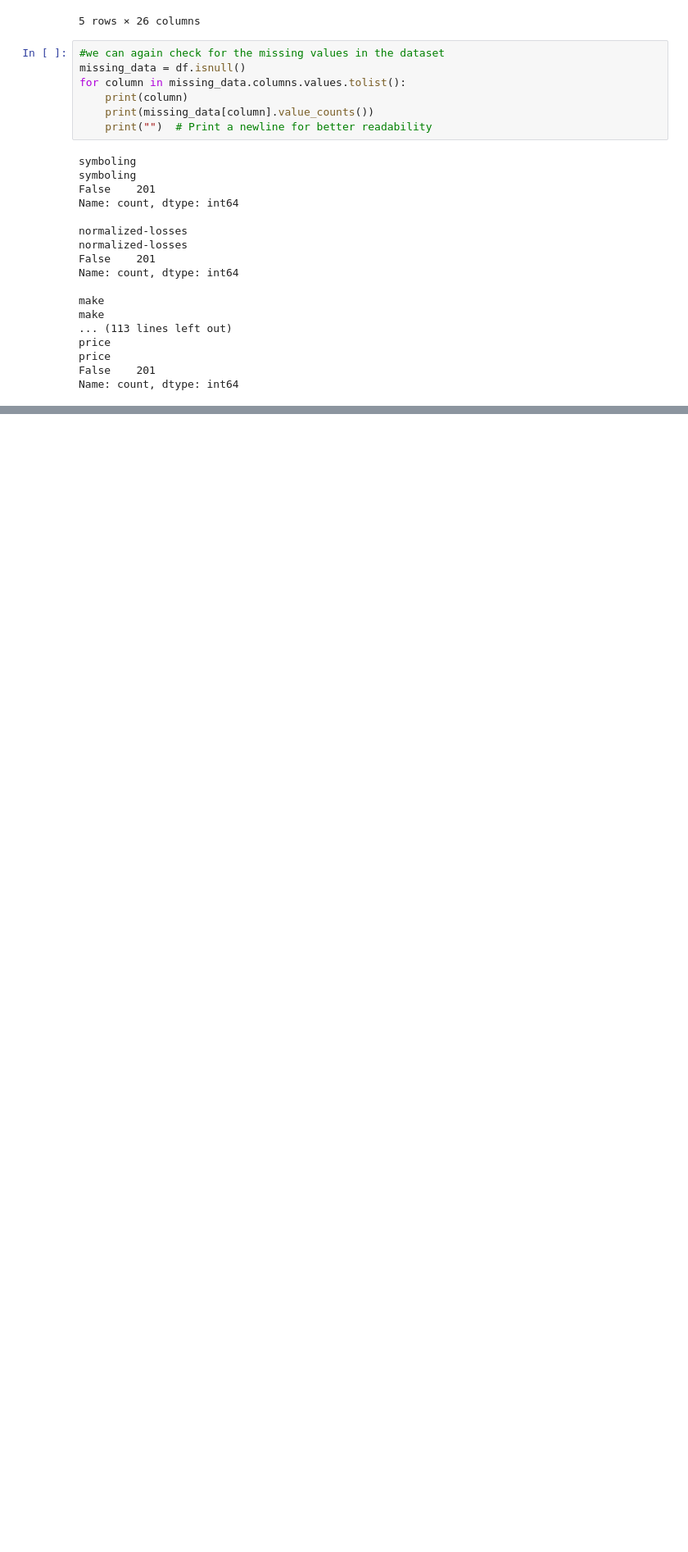
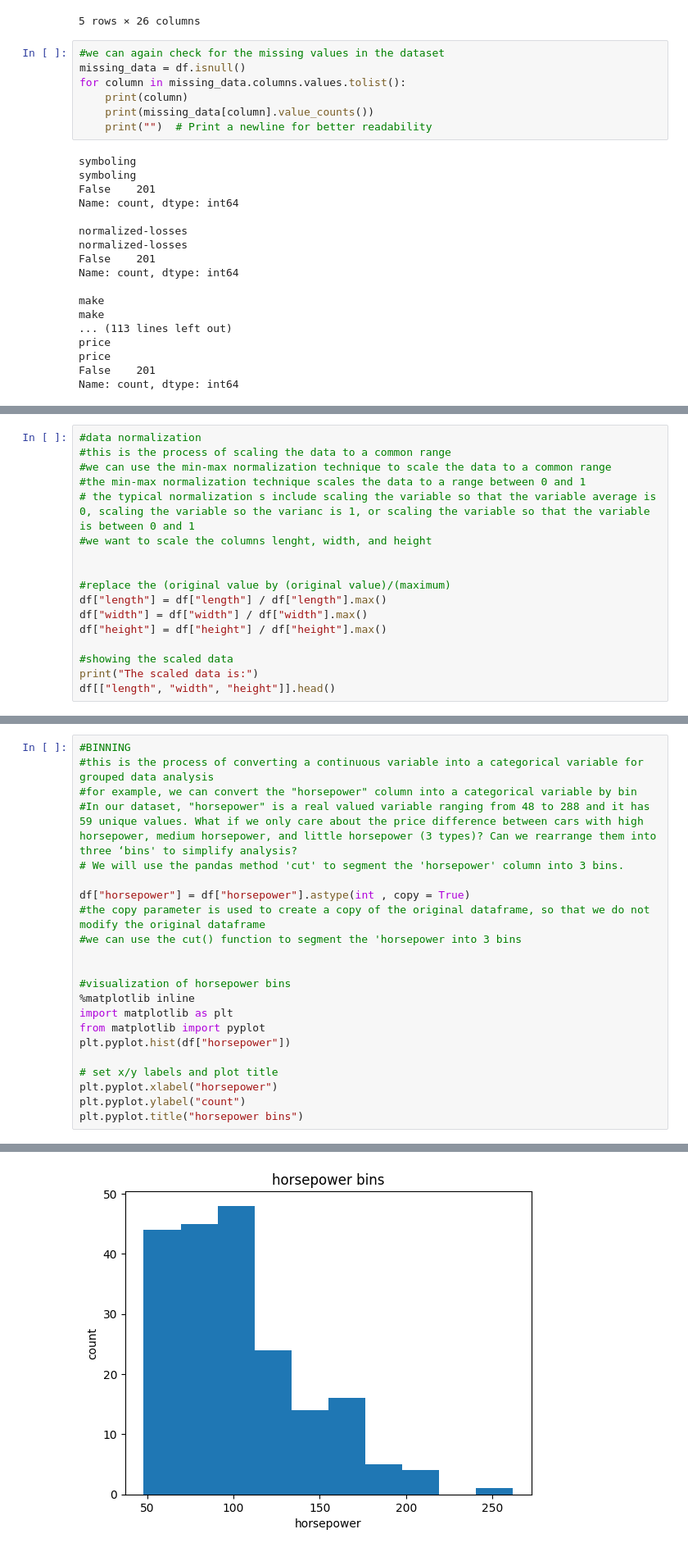
Before and after one commit to keithunt-35/ibm-cognitive-class, a Jupyter notebook: DA0101en/data_cleaning.ipynb, the cells around one changed output, grey strips where cells are left out. Shown: that part at 82% size. Drawn from its saved outputs; the diff is of its cells as text; blank space fills up the shorter version.

Commit message:
finiesh with data wrangling

```diff
--- a/DA0101en/data_cleaning.ipynb
+++ b/DA0101en/data_cleaning.ipynb
@@ -288,0 +385,17 @@ Name: count, dtype: int64
+# %%
+#data normalization
+#this is the process of scaling the data to a common range
+#we can use the min-max normalization technique to scale the data to a common range
+#the min-max normalization technique scales the data to a range between 0 and 1
+# the typical normalization s include scaling the variable so that the variable average is  0, scaling the variable so the varianc is 1, or scaling the variable so that the variable is between 0 and 1
+#we want to scale the columns lenght, width, and height
+
+
+#replace the (original value by (original value)/(maximum)
+df["length"] = df["length"] / df["length"].max()
+df["width"] = df["width"] / df["width"].max()
+df["height"] = df["height"] / df["height"].max()
+
+#showing the scaled data
+print("The scaled data is:")
+df[["length", "width", "height"]].head()
@@ -288,0 +410,23 @@ Name: count, dtype: int64
+# %%
+#BINNING
+#this is the process of converting a continuous variable into a categorical variable for grouped data analysis
+#for example, we can convert the "horsepower" column into a categorical variable by bin
+#In our dataset, "horsepower" is a real valued variable ranging from 48 to 288 and it has 59 unique values. What if we only care about the price difference between cars with high horsepower, medium horsepower, and little horsepower (3 types)? Can we rearrange them into three ‘bins' to simplify analysis?
+# We will use the pandas method 'cut' to segment the 'horsepower' column into 3 bins.
+
+df["horsepower"] = df["horsepower"].astype(int , copy = True)
+#the copy parameter is used to create a copy of the original dataframe, so that we do not modify the original dataframe
+#we can use the cut() function to segment the 'horsepower into 3 bins
+
+
+#visualization of horsepower bins
+%matplotlib inline
+import matplotlib as plt
+from matplotlib import pyplot
+plt.pyplot.hist(df["horsepower"])
+
+# set x/y labels and plot title
+plt.pyplot.xlabel("horsepower")
+plt.pyplot.ylabel("count")
+plt.pyplot.title("horsepower bins")
+# %% [output]
@@ -288,0 +434 @@ Name: count, dtype: int64
+[figure, added]
```
Also changed, not shown: parts of 13 cells of this notebook, 1 other file.
